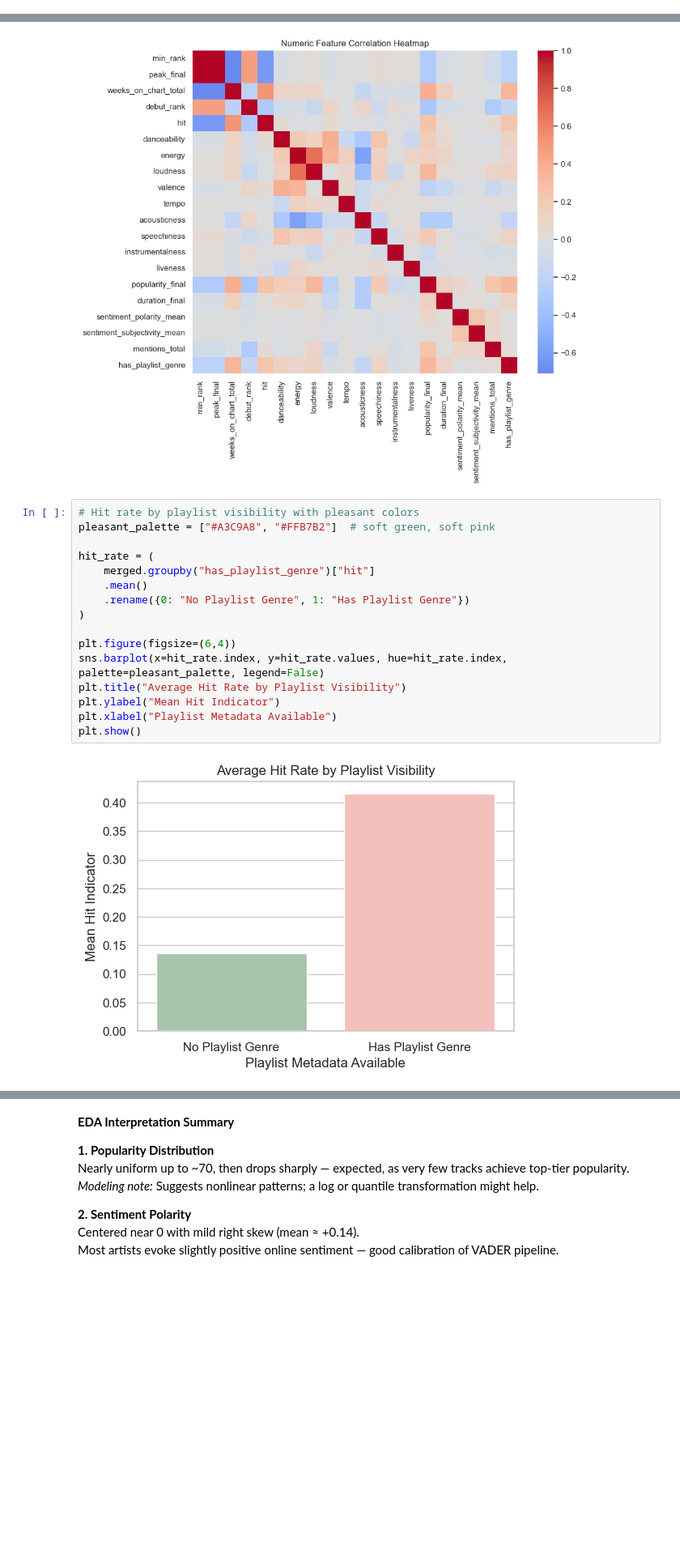
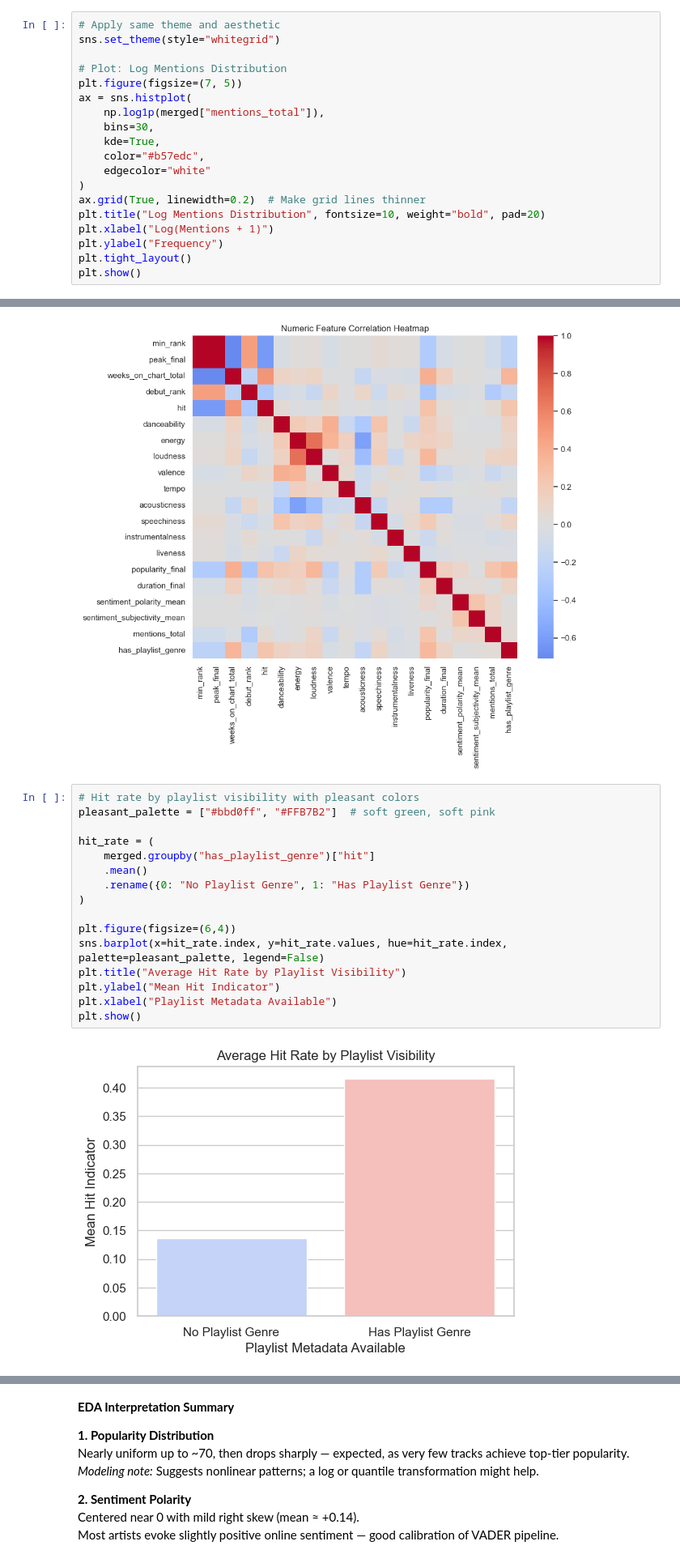
Before and after one commit to priyadarshanparida/media-success-prediction, a Jupyter notebook: code/media_success_prediction.ipynb, the cells around one changed output, grey strips where cells are left out. Shown at 81% size. Drawn from its saved outputs; the diff is of its cells as text; blank space fills up the shorter version.

Commit message:
feat: plot enhacement to include in the presentation

```diff
--- a/code/media_success_prediction.ipynb
+++ b/code/media_success_prediction.ipynb
@@ -711,2 +711,21 @@ plt.show()
 # %% [output]
 [figure]
+# %%
+# Apply same theme and aesthetic
+sns.set_theme(style="whitegrid")
+
+# Plot: Log Mentions Distribution
+plt.figure(figsize=(7, 5))
+ax = sns.histplot(
+    np.log1p(merged["mentions_total"]),
+    bins=30,
+    kde=True,
+    color="#b57edc",
+    edgecolor="white"
+)
+ax.grid(True, linewidth=0.2)  # Make grid lines thinner
+plt.title("Log Mentions Distribution", fontsize=10, weight="bold", pad=20)
+plt.xlabel("Log(Mentions + 1)")
+plt.ylabel("Frequency")
+plt.tight_layout()
+plt.show()
@@ -720,19 +741,19 @@ plt.show()
 [figure]
 # %%
 # Hit rate by playlist visibility with pleasant colors
-pleasant_palette = ["#A3C9A8", "#FFB7B2"]  # soft green, soft pink
+pleasant_palette = ["#bbd0ff", "#FFB7B2"]  # soft green, soft pink
 
 hit_rate = (
     merged.groupby("has_playlist_genre")["hit"]
     .mean()
     .rename({0: "No Playlist Genre", 1: "Has Playlist Genre"})
 )
 
 plt.figure(figsize=(6,4))
 sns.barplot(x=hit_rate.index, y=hit_rate.values, hue=hit_rate.index, palette=pleasant_palette, legend=False)
 plt.title("Average Hit Rate by Playlist Visibility")
 plt.ylabel("Mean Hit Indicator")
 plt.xlabel("Playlist Metadata Available")
 plt.show()
 # %% [output]
-[figure, old version]
+[figure, new version]
```
Also changed, not shown: parts of 6 cells of this notebook.
